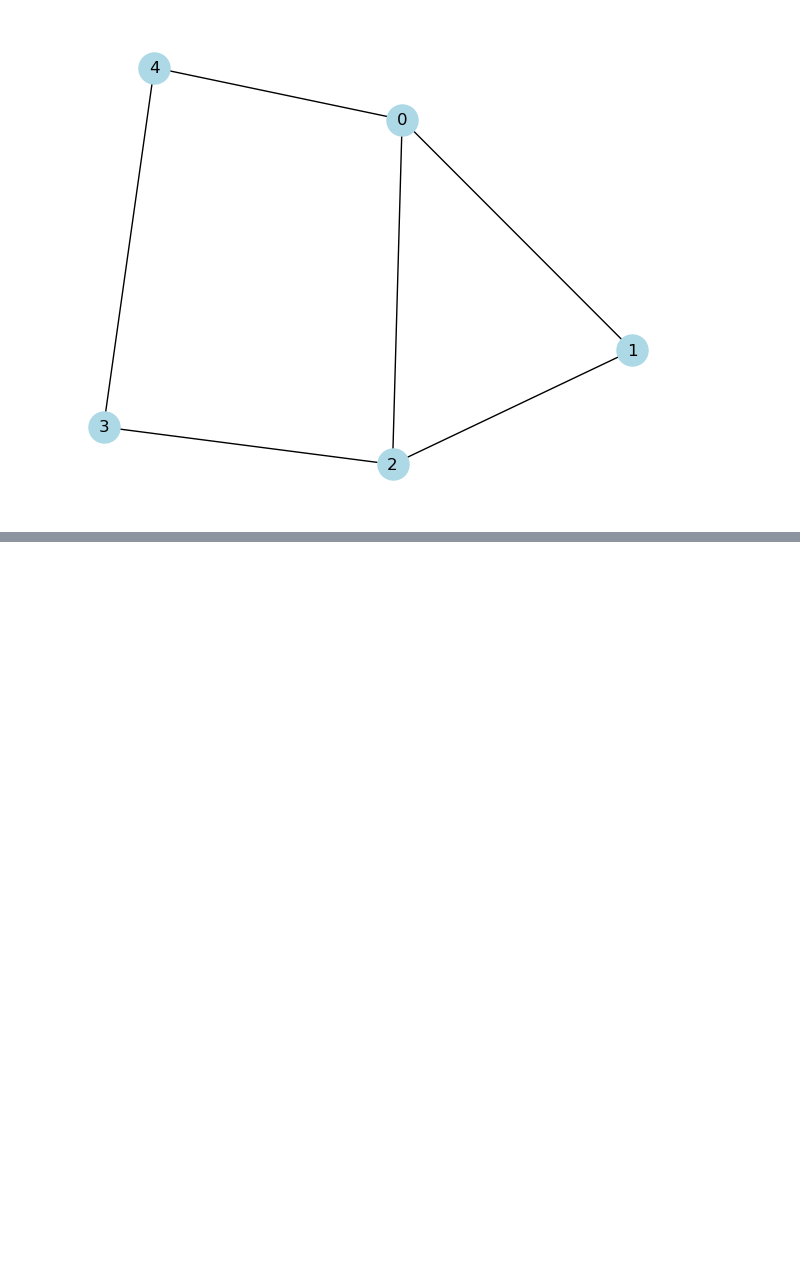
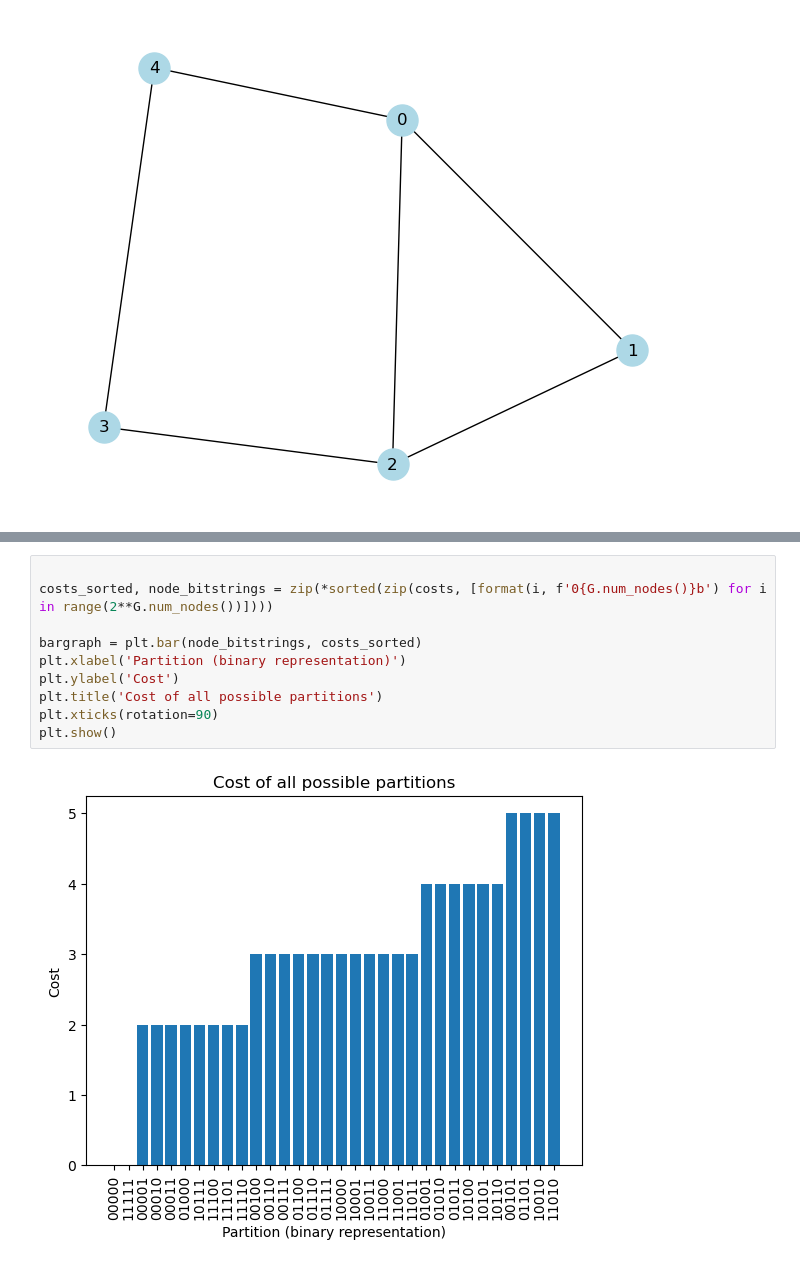
Before and after one commit to kcravi912/QpiAI_Quantum_Projects, a Jupyter notebook: 3_Optimizing Simple Scheduling Problems with QAOA/QAOA_Max-cut.ipynb, the cells around one changed output, grey strips where cells are left out. Drawn from its saved outputs; the diff is of its cells as text; blank space fills up the shorter version.

```diff
--- a/3_Optimizing Simple Scheduling Problems with QAOA/QAOA_Max-cut.ipynb
+++ b/3_Optimizing Simple Scheduling Problems with QAOA/QAOA_Max-cut.ipynb
@@ -214,0 +242,12 @@ def cost_fn(G):
+# %%
+
+costs_sorted, node_bitstrings = zip(*sorted(zip(costs, [format(i, f'0{G.num_nodes()}b') for i in range(2**G.num_nodes())])))
+
+bargraph = plt.bar(node_bitstrings, costs_sorted)
+plt.xlabel('Partition (binary representation)')
+plt.ylabel('Cost')
+plt.title('Cost of all possible partitions')
+plt.xticks(rotation=90)
+plt.show()
+# %% [output]
+[figure, added]
```
Also changed, not shown: parts of 4 cells of this notebook.
